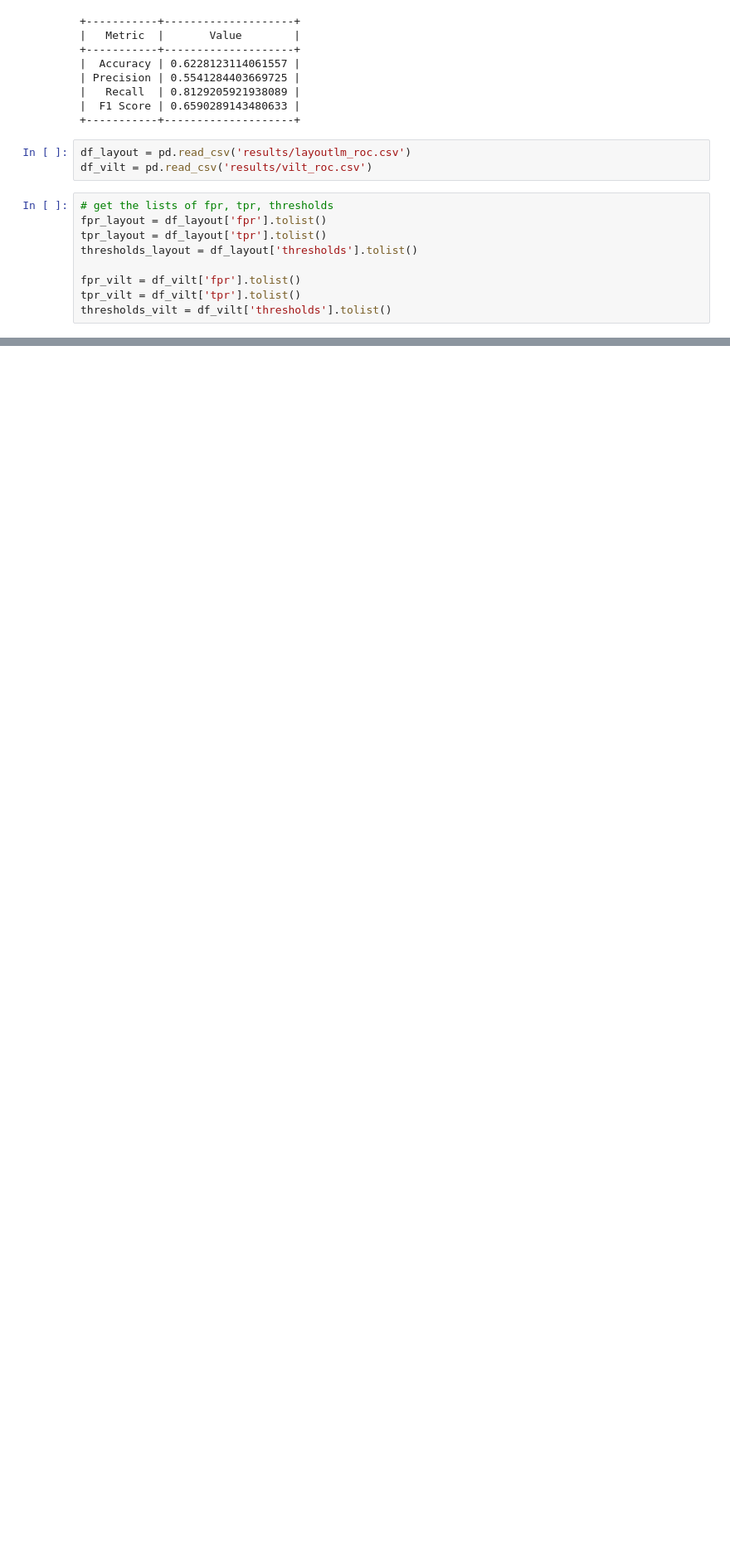
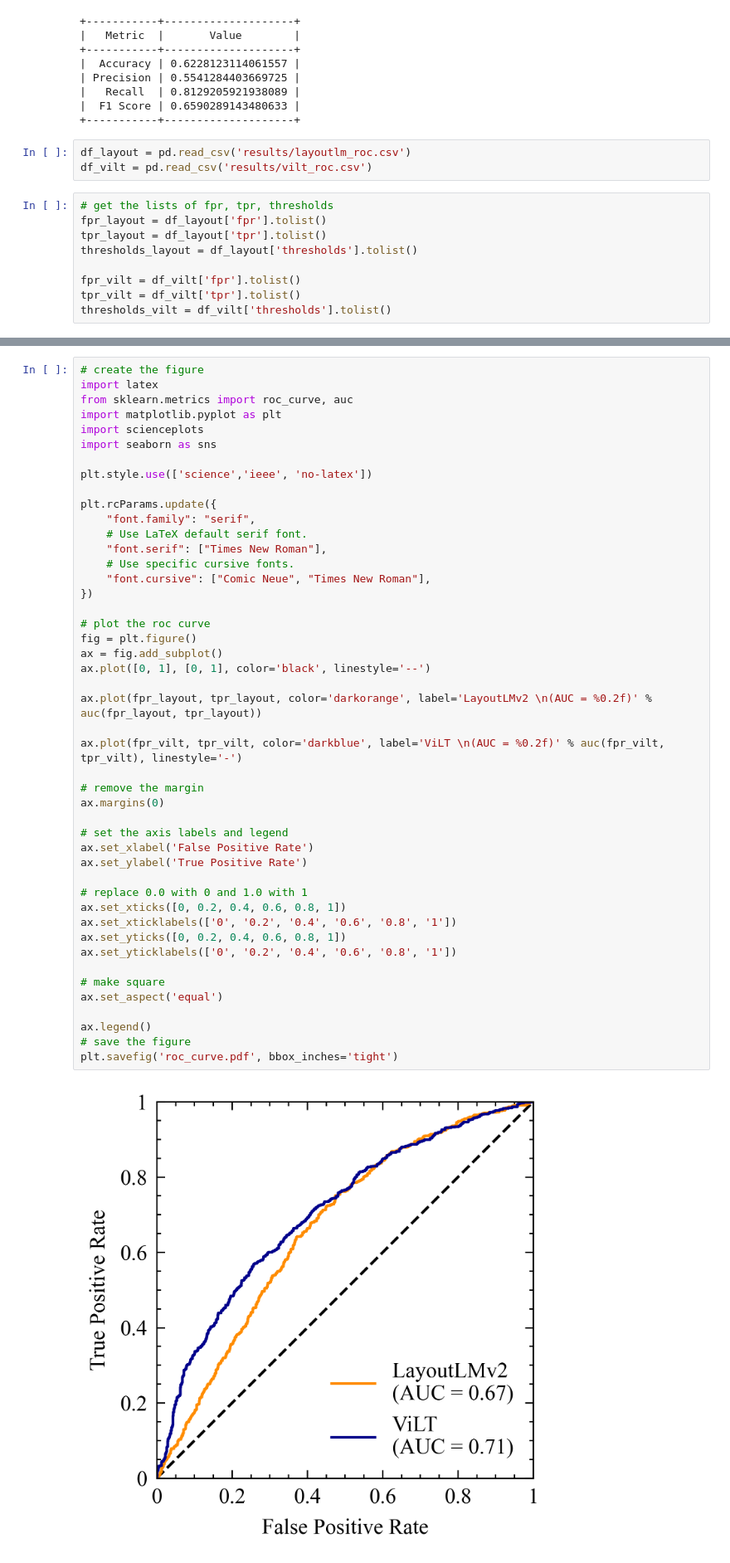
Before and after one commit to keyanUB/meme_models, a Jupyter notebook: layoutlm.ipynb, the cells around one changed output, grey strips where cells are left out. Shown at 83% size. Saved outputs shown, nothing was run; the diff lists cells and outputs as text; blank space fills up the shorter version.

```diff
--- a/layoutlm.ipynb
+++ b/layoutlm.ipynb
@@ -391,0 +359,48 @@ plt.savefig('roc_curve1.pdf')
+# %%
+# create the figure
+import latex
+from sklearn.metrics import roc_curve, auc
+import matplotlib.pyplot as plt
+import scienceplots
+import seaborn as sns
+
+plt.style.use(['science','ieee', 'no-latex'])
+
+plt.rcParams.update({
+    "font.family": "serif",
+    # Use LaTeX default serif font.
+    "font.serif": ["Times New Roman"],
+    # Use specific cursive fonts.
+    "font.cursive": ["Comic Neue", "Times New Roman"],
+})
+
+# plot the roc curve
+fig = plt.figure()
+ax = fig.add_subplot()
+ax.plot([0, 1], [0, 1], color='black', linestyle='--')
+
+ax.plot(fpr_layout, tpr_layout, color='darkorange', label='LayoutLMv2 \n(AUC = %0.2f)' % auc(fpr_layout, tpr_layout))
+
+ax.plot(fpr_vilt, tpr_vilt, color='darkblue', label='ViLT \n(AUC = %0.2f)' % auc(fpr_vilt, tpr_vilt), linestyle='-')
+
+# remove the margin
+ax.margins(0)
+
+# set the axis labels and legend
+ax.set_xlabel('False Positive Rate')
+ax.set_ylabel('True Positive Rate')
+
+# replace 0.0 with 0 and 1.0 with 1
+ax.set_xticks([0, 0.2, 0.4, 0.6, 0.8, 1])
+ax.set_xticklabels(['0', '0.2', '0.4', '0.6', '0.8', '1'])
+ax.set_yticks([0, 0.2, 0.4, 0.6, 0.8, 1])
+ax.set_yticklabels(['0', '0.2', '0.4', '0.6', '0.8', '1'])
+
+# make square
+ax.set_aspect('equal')
+
+ax.legend()
+# save the figure
+plt.savefig('roc_curve.pdf', bbox_inches='tight')
+# %% [output]
+[figure, added]
```
Also changed, not shown: parts of 1 cell of this notebook, 4 other files.
